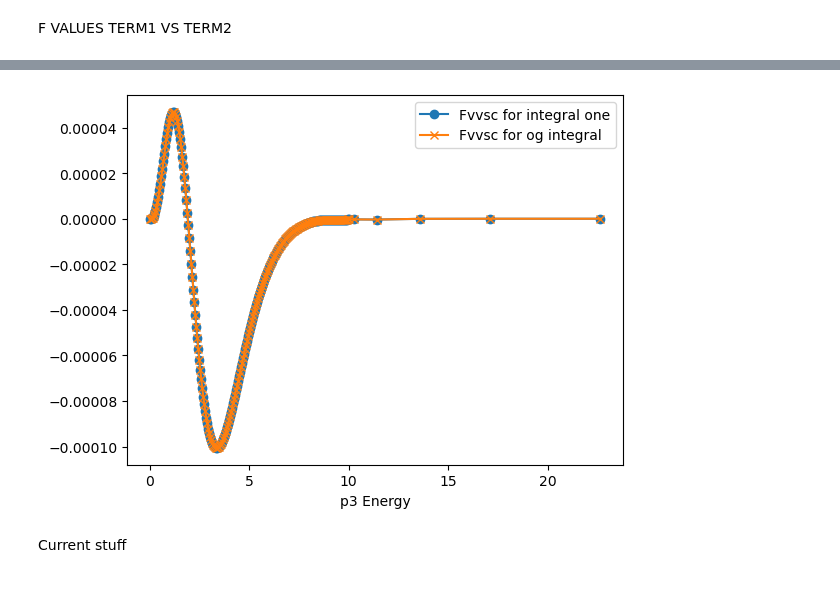
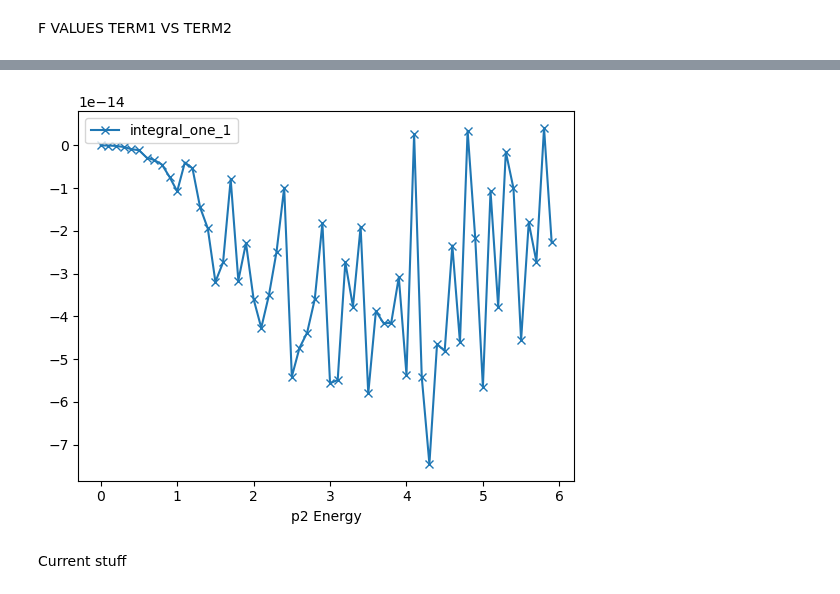
Before and after one commit to nuLABatUSD/QKESolveCPP, a Jupyter notebook: number_density_post.ipynb, the cells around one changed output, grey strips where cells are left out. Saved outputs shown, nothing was run; the diff lists cells and outputs as text; code cells hidden in the pictures.

Commit message:
fixes to integral_one

```diff
--- a/number_density_post.ipynb
+++ b/number_density_post.ipynb
@@ -11,11 +11,12 @@ term2 = np.array(pd.read_csv("og_term2.csv",header=None))
 p4 = np.array(pd.read_csv("p4s.csv",header=None))
 p3 = np.array(pd.read_csv("p3s.csv",header=None))
 # %%
-term1_array = np.zeros(206)
-term2_array = np.zeros(206)
-p4array = np.zeros(206)
-p3array = np.zeros(206)
-for i in range(206):
+numthings = 60
+term1_array = np.zeros(numthings)
+term2_array = np.zeros(numthings)
+p4array = np.zeros(numthings)
+p3array = np.zeros(numthings)
+for i in range(numthings):
     term1_array[i] = float(term1[0][i])
     term2_array[i] = float(term2[0][i])
     p4array[i] = float(p4[0][i])
@@ -23,13 +42,13 @@ for i in range(206):
 # %%
 plt.figure()
-plt.xlabel("p3 Energy")
-plt.plot(p3array, term1_array, "o-", label="Fvvsc for integral one")
-plt.plot(p3array, term2_array, "x-", label="Fvvsc for og integral")
+plt.xlabel("p2 Energy")
+#plt.plot(p3array, term1_array, "o-", label="integral one")
+plt.plot(p3array, term2_array, "x-", label="integral_one_1")
 #plt.yscale("log")
 plt.legend()
 plt.show()
 # %% [output]
-[figure, old version]
+[figure, new version]
 # %% [markdown]
 Current stuff
 # %%
```
Also changed, not shown: parts of 1 cell of this notebook, 2 other files.
